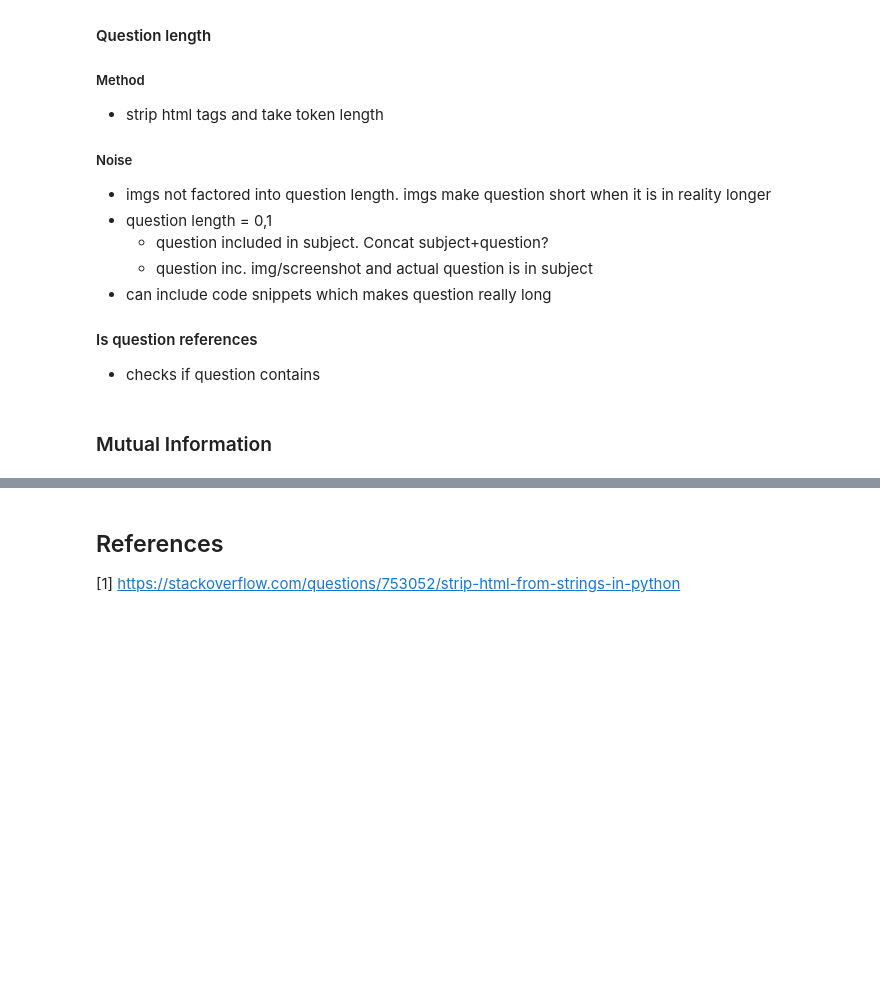
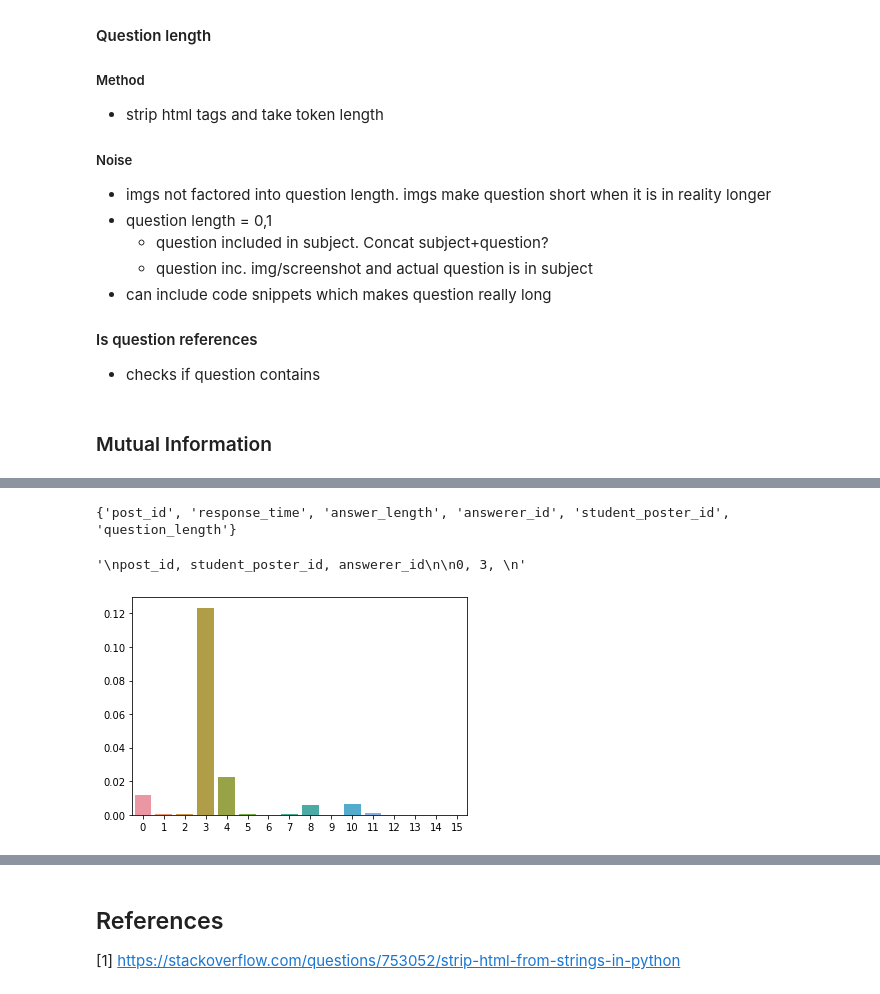
Before and after one commit to PiazzaBot/HelpfulResponses, a Jupyter notebook: data_processing.ipynb, the cells around one changed output, grey strips where cells are left out. Cells and saved outputs as stored; diff of their text form; code cells hidden in the pictures; blank space fills up the shorter version.

Commit message:
add mi and chi2 feature selection scores

```diff
--- a/data_processing.ipynb
+++ b/data_processing.ipynb
@@ -604,7 +605,7 @@ negative
 ### Feature Distributions
 # %%
 def plot_discrete_distributions(dataset: DataFrame, continuous_features: set, is_helpful_hue=False) -> None:
-    features = dataset.keys()[1:]
+    features = dataset.keys()
     for f in features:
         if f not in continuous_features:
             if is_helpful_hue:
@@ -616,7 +617,13 @@ def plot_discrete_distributions(dataset: DataFrame, continuous_features: set, is
 
 
 
-continuous_features = {'question_length', 'answer_length', 'response_time'}
+continuous_features = {'question_length', 'answer_length', 'response_time', 'post_id', 'student_poster_id', 'answerer_id'}
 
 plot_discrete_distributions(final_data, continuous_features, is_helpful_hue=True)
+
+"""
+98 2.0 p
+1915 1.0 neu
+1487 0.0 neg
+"""
 # %% [output]
@@ -826 +791,64 @@ k
+# %%
+from functools import partial
+
+y_train = final_data['is_helpful']
+X_train = final_data.drop(labels=["is_helpful"], axis=1)
+
+
+
+
+
+def plot_mutual_info(X_train, y_train, continuous_features, select_k_best='all'):
+    print(continuous_features)
+    features = list(X_train.keys())
+    discrete_indices = list(range(0, len(features)))
+
+    # Remove continuous index features: q&a length, response time, post id, student/answerer id
+    for f in continuous_features:
+        discrete_indices.remove(features.index(f))
+
+
+    my_score = partial(mutual_info_classif, discrete_features=discrete_indices)
+    my_chi_scores = SelectKBest(score_func=chi2, k=select_k_best).fit(X_train, y_train).scores_
+
+
+
+    # mutual_info = mutual_info_classif(X_train, y_train, discrete_features=discrete_indices)
+    #
+    # mutual_info = mutual_info.sort(reverse=True)
+
+
+    if select_k_best == 'all':
+        select_k_best = len(features)
+
+    # fs = features
+
+    fs = SelectKBest(score_func=my_score, k=select_k_best)
+    # learn relationship from training data
+    feature_mask = fs.fit(X_train, y_train).get_support()
+
+    # X_train_transform = fs.transform(X_train)
+    # print(X_train_transform.shape)
+
+    sns.barplot(x=list(range(0, len(features))), y=fs.scores_)
+    #sns.barplot(x=list(range(0, len(features))), y=my_chi_scores)
+
+    return fs
+
+
+
+
+fs = plot_mutual_info(X_train, y_train, continuous_features, select_k_best=4)
+#fs.feature_names_in_
+#fs.scores_
+
+"""
+post_id, student_poster_id, answerer_id
+
+0, 3,
+"""
+# %% [output]
+{'post_id', 'response_time', 'answer_length', 'answerer_id', 'student_poster_id', 'question_length'}
+'\npost_id, student_poster_id, answerer_id\n\n0, 3, \n'
+[figure, added]
 # %%
```
Also changed, not shown: parts of 9 cells of this notebook.
